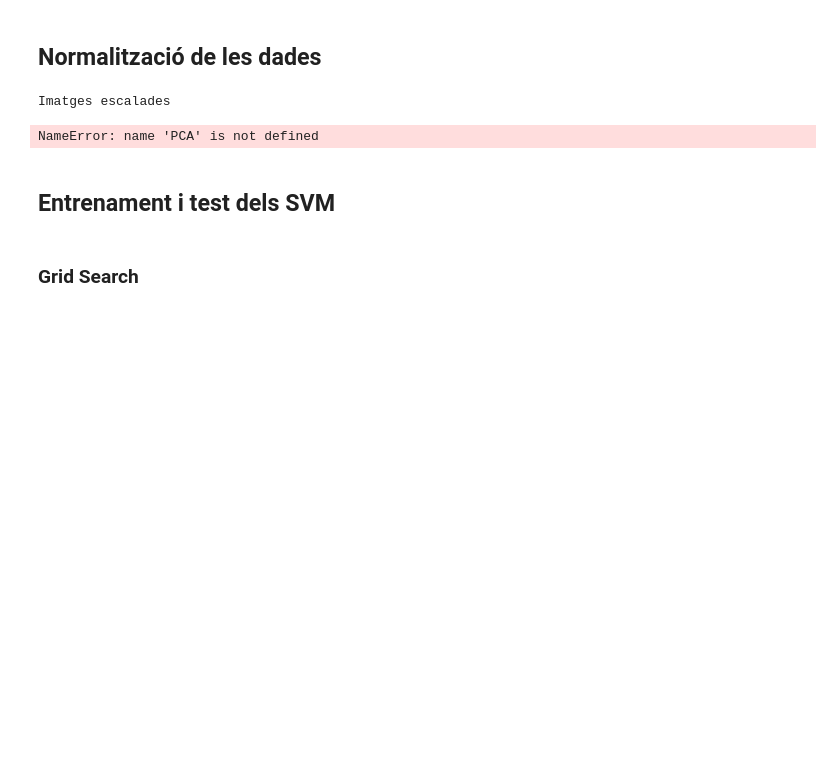
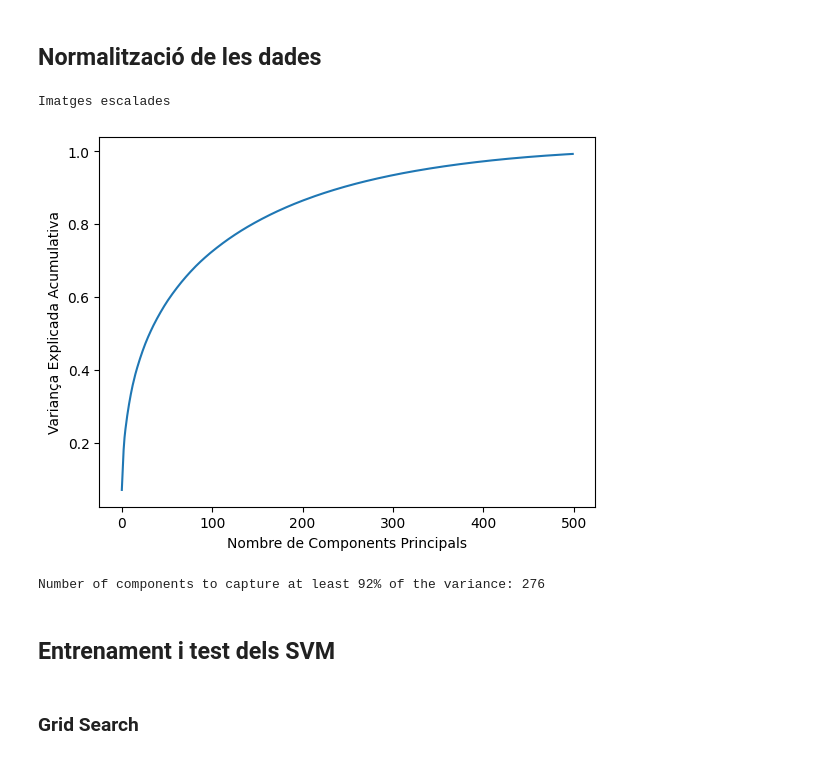
Before and after one commit to xcerdoxc/aa_2324, a Jupyter notebook: Practica1/Practica1.ipynb, the cells around one changed output. Cells and saved outputs as stored; diff of their text form; code cells hidden in the pictures; blank space fills up the shorter version.

```diff
--- a/Practica1/Practica1.ipynb
+++ b/Practica1/Practica1.ipynb
@@ -131,7 +122,7 @@ Processant imatges test
 # %% [markdown]
 ## Normalització de les dades
 # %%
-scaler = StandardScaler()
+scaler = MinMaxScaler()
 X_train_scaled = scaler.fit_transform(X_train_hog)
 X_test_scaled = scaler.transform(X_test_hog)
 print("Imatges escalades")
@@ -140,33 +131,34 @@ Imatges escalades
 # %%
 # Mostrar PCA
 n_components = 500
 pca = PCA(n_components=n_components)
 pca.fit_transform(X_train_scaled)
 explained_variance_ratio = pca.explained_variance_ratio_
 cumulative_explained_variance = np.cumsum(explained_variance_ratio)
 plt.plot(cumulative_explained_variance)
-plt.xlabel('Number of Principal Components')
-plt.ylabel('Cumulative Explained Variance')
+plt.xlabel('Nombre de Components Principals')
+plt.ylabel('Variança Explicada Acumulativa')
 plt.show()
 
-#pca = PCA()
-#pca.fit_transform(X_train_scaled)
-#
-## Calculate the cumulative explained variance
-#cumulative_explained_variance = np.cumsum(pca.explained_variance_ratio_)
-#
-## Find the number of components that capture at least 92% of the variance
-#desired_explained_variance = 0.92
-#n_components_92 = np.argmax(cumulative_explained_variance >= desired_explained_variance) + 1
-#
-#print(f"Number of components to capture at least 92% of the variance: {n_components_92}")
+pca = PCA()
+pca.fit_transform(X_train_scaled)
+
+# Calculate the cumulative explained variance
+cumulative_explained_variance = np.cumsum(pca.explained_variance_ratio_)
+
+# Find the number of components that capture at least 92% of the variance
+desired_explained_variance = 0.92
+n_components_92 = np.argmax(cumulative_explained_variance >= desired_explained_variance) + 1
+
+print(f"Number of components to capture at least 92% of the variance: {n_components_92}")
 
 # PCA per 359 components (0.92% de components que expliquen sa variança)
-#pca = PCA(n_components=359)
-#X_train_pca = pca.fit_transform(X_train_scaled)
-#X_test_pca = pca.transform(X_test_scaled)
+pca = PCA(n_components=276)
+X_train_pca = pca.fit_transform(X_train_scaled)
+X_test_pca = pca.transform(X_test_scaled)
 # %% [output]
+[figure, added]
-NameError: name 'PCA' is not defined
+Number of components to capture at least 92% of the variance: 276
 # %% [markdown]
 ## Entrenament i test dels SVM
 # %% [markdown]
```
Also changed, not shown: parts of 11 cells of this notebook.
